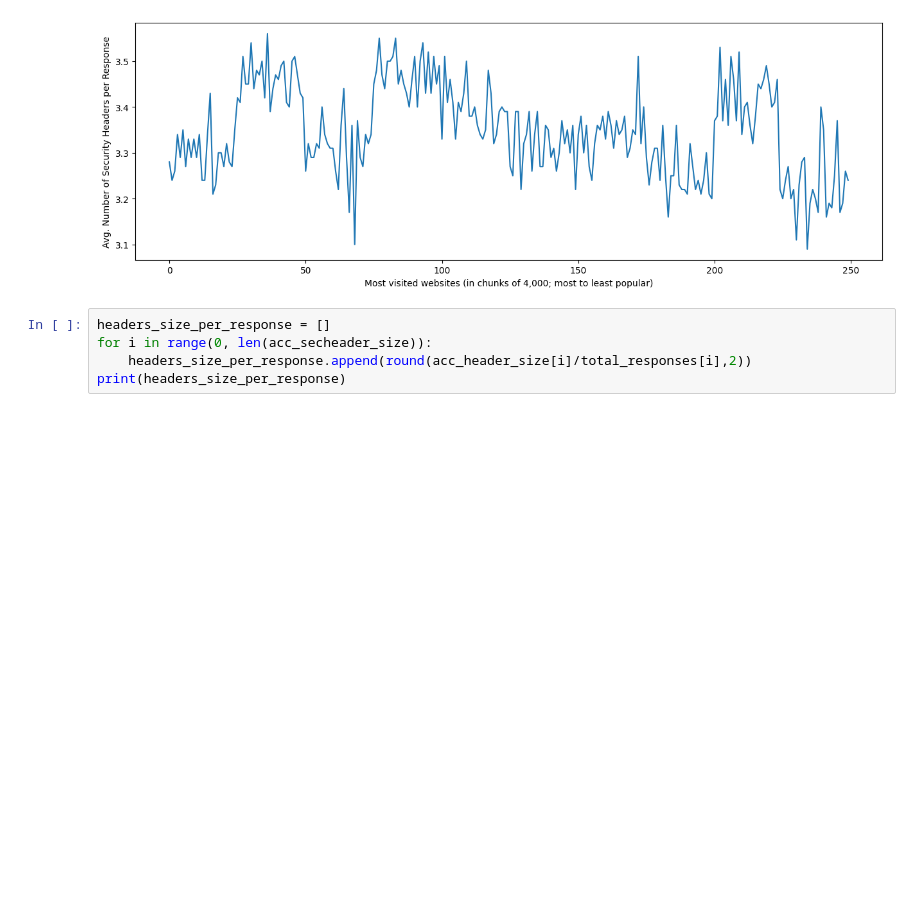
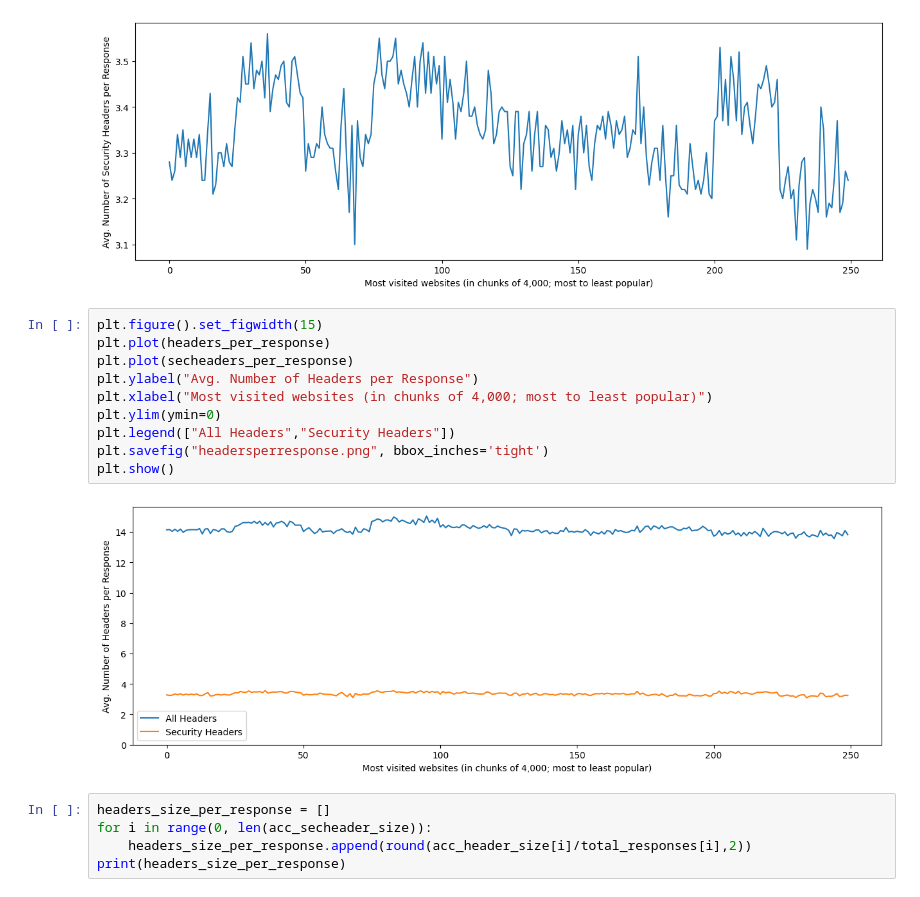
Before and after one commit to n3ling49/sec-header-analysis, a Jupyter notebook: src/evaluation/Overhead.ipynb, the cells around one changed output. Drawn from its saved outputs; the diff is of its cells as text; blank space fills up the shorter version.

```diff
--- a/src/evaluation/Overhead.ipynb
+++ b/src/evaluation/Overhead.ipynb
@@ -115,6 +126,18 @@ plt.xlabel("Most visited websites (in chunks of 4,000; most to least popular)")
 plt.show()
 # %% [output]
 [figure]
+# %%
+plt.figure().set_figwidth(15)
+plt.plot(headers_per_response)
+plt.plot(secheaders_per_response)
+plt.ylabel("Avg. Number of Headers per Response")
+plt.xlabel("Most visited websites (in chunks of 4,000; most to least popular)")
+plt.ylim(ymin=0)
+plt.legend(["All Headers","Security Headers"])
+plt.savefig("headersperresponse.png", bbox_inches='tight')
+plt.show()
+# %% [output]
+[figure, added]
 # %%
 headers_size_per_response = []
 for i in range(0, len(acc_secheader_size)):
```
Also changed, not shown: parts of 5 cells of this notebook, 1 other file.
